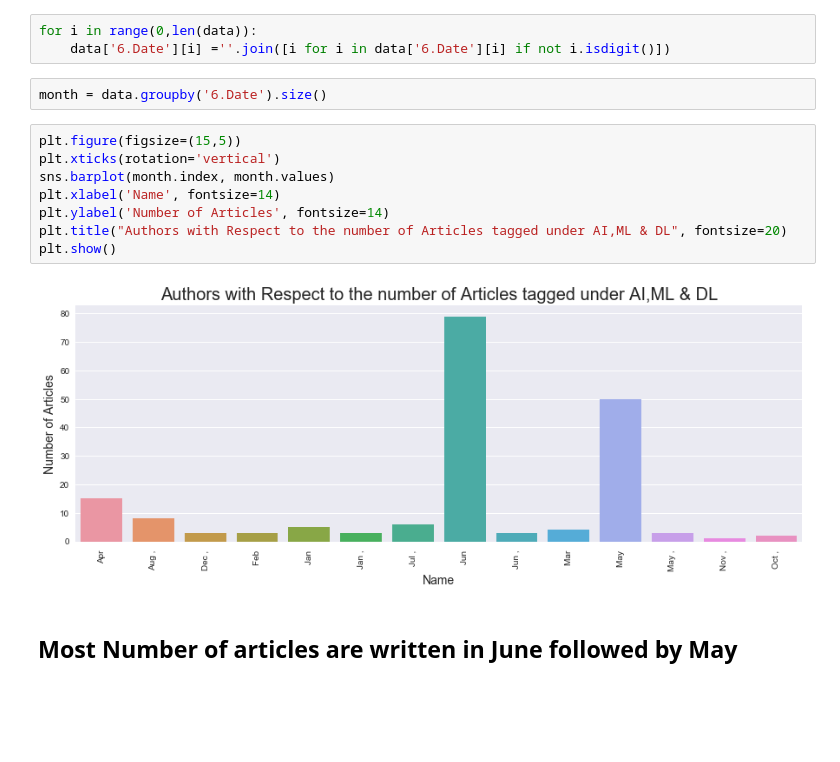
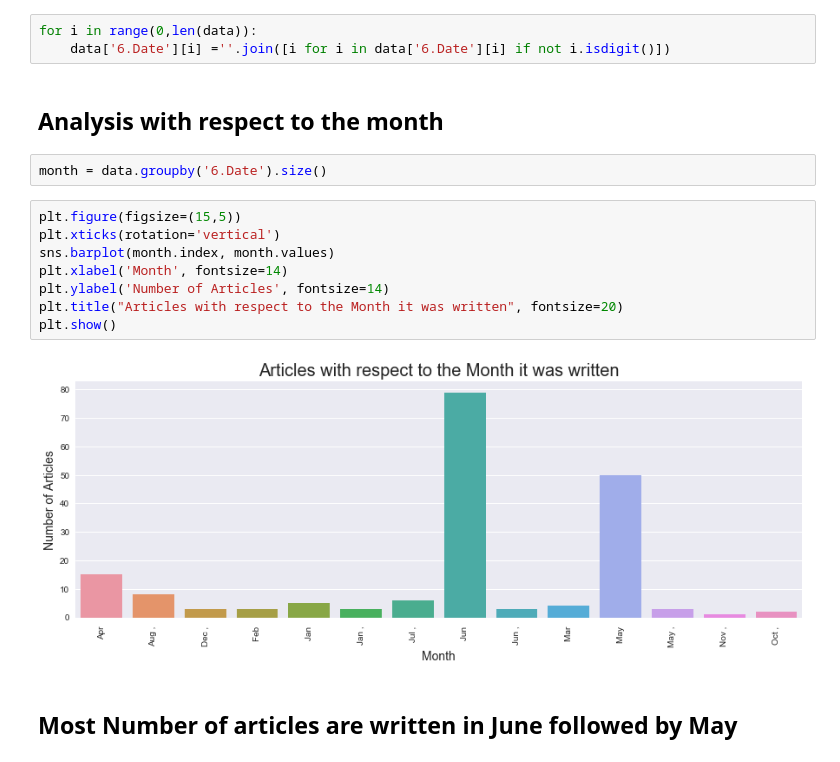
Before and after one commit to Sangarshanan/webscraping-and-analysis-of-medium-articles, a Jupyter notebook: Analysis of the data.ipynb, the cells around one changed output. Saved outputs shown, nothing was run; the diff lists cells and outputs as text; blank space fills up the shorter version.

```diff
--- a/Analysis of the data.ipynb
+++ b/Analysis of the data.ipynb
@@ -332,18 +332,20 @@ plt.show()
 # %%
 for i in range(0,len(data)):
     data['6.Date'][i] =''.join([i for i in data['6.Date'][i] if not i.isdigit()])
+# %% [markdown]
+## Analysis with respect to the month
 # %%
 month = data.groupby('6.Date').size()
 # %%
 plt.figure(figsize=(15,5))
 plt.xticks(rotation='vertical')
 sns.barplot(month.index, month.values)
-plt.xlabel('Name', fontsize=14)
+plt.xlabel('Month', fontsize=14)
 plt.ylabel('Number of Articles', fontsize=14)
-plt.title("Authors with Respect to the number of Articles tagged under AI,ML & DL", fontsize=20)
+plt.title("Articles with respect to the Month it was written", fontsize=20)
 plt.show()
 # %% [output]
-[figure, old version]
+[figure, new version]
 # %% [markdown]
 ## Most Number of articles are written in June followed by May
 # %% [markdown]
```
